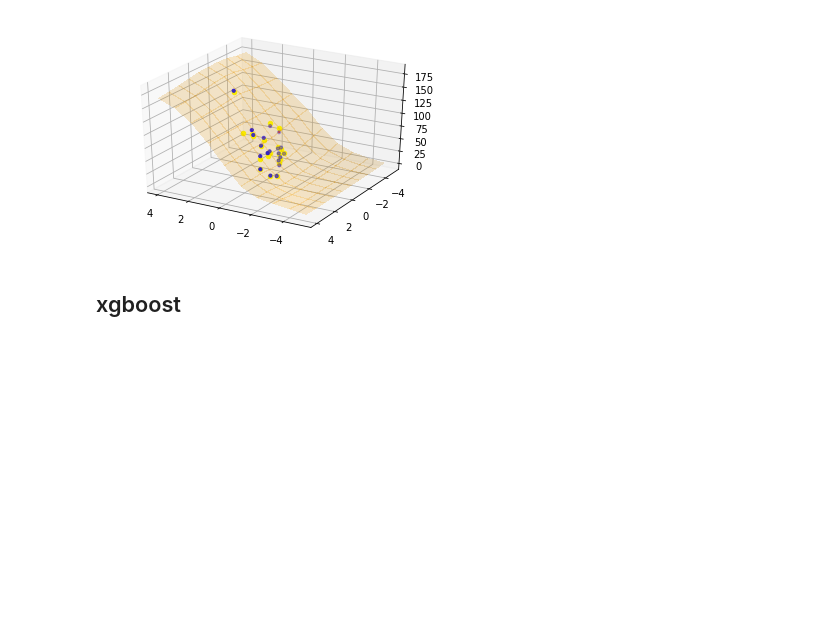
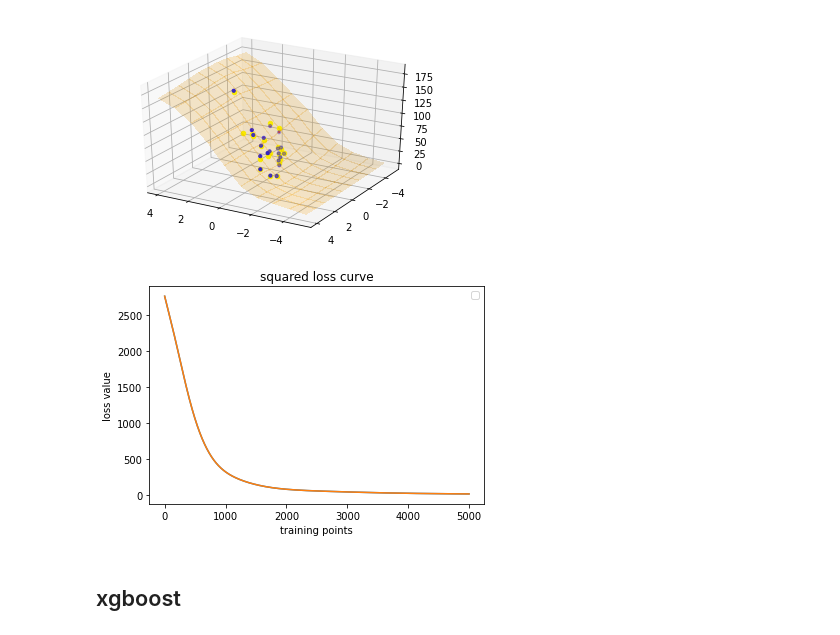
Before and after one commit to nbuzzano/ml-training, a Jupyter notebook: ejercicio-R5/R5 analysis.ipynb, the cells around one changed output. Cells and saved outputs as stored; diff of their text form; code cells hidden in the pictures; blank space fills up the shorter version.

```diff
--- a/ejercicio-R5/R5 analysis.ipynb
+++ b/ejercicio-R5/R5 analysis.ipynb
@@ -320,6 +346,7 @@ scaler.fit(X_train)
 X_train = scaler.transform(X_train)
 X_test = scaler.transform(X_test)
 
-model_nn = MLPRegressor(max_iter=10000, activation='logistic', learning_rate='adaptive')
+model_nn = MLPRegressor(max_iter=5000, activation='logistic', learning_rate='adaptive')
+
 model_nn.fit(X_train,y_train)
 # %% [output]
@@ -373,6 +393,16 @@ plt.draw()
 plt.pause(.001)
 # %% [output]
 [figure]
+# %%
+pd.DataFrame(model_nn.loss_curve_).plot()
+plt.plot(model_nn.loss_curve_)
+plt.title('squared loss curve')
+plt.ylabel('loss value')
+plt.xlabel('training points')
+plt.legend([])
+plt.show()
+# %% [output]
+[figure, added]
 # %% [markdown]
 ## xgboost
 # %%
```
Also changed, not shown: parts of 18 cells of this notebook, 19 other files.
